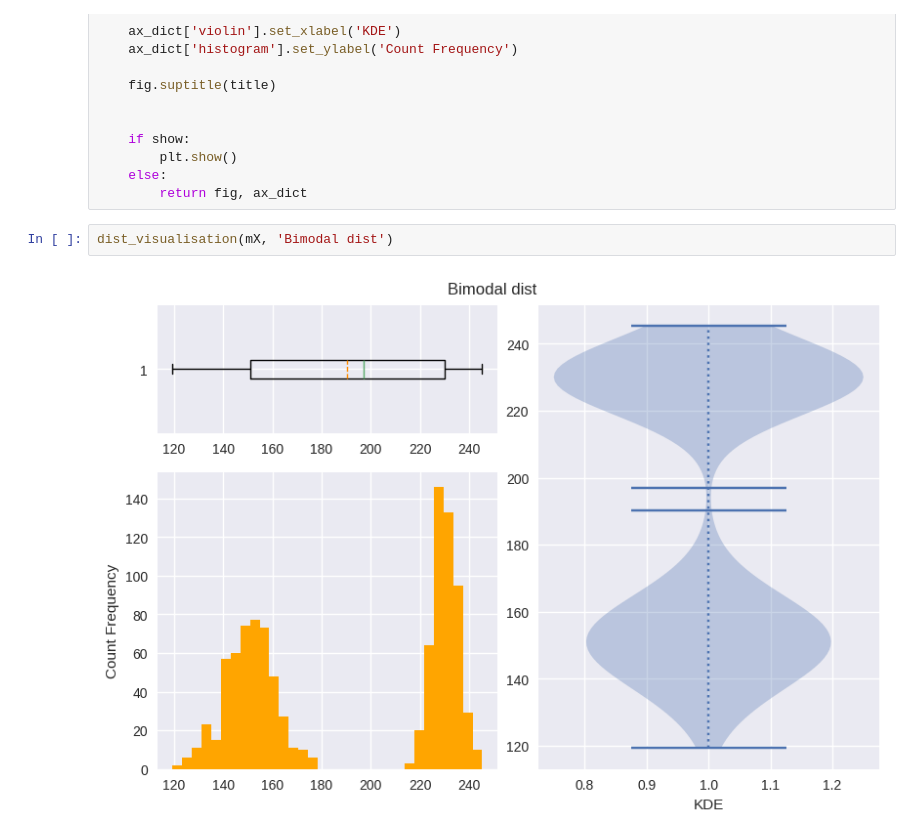
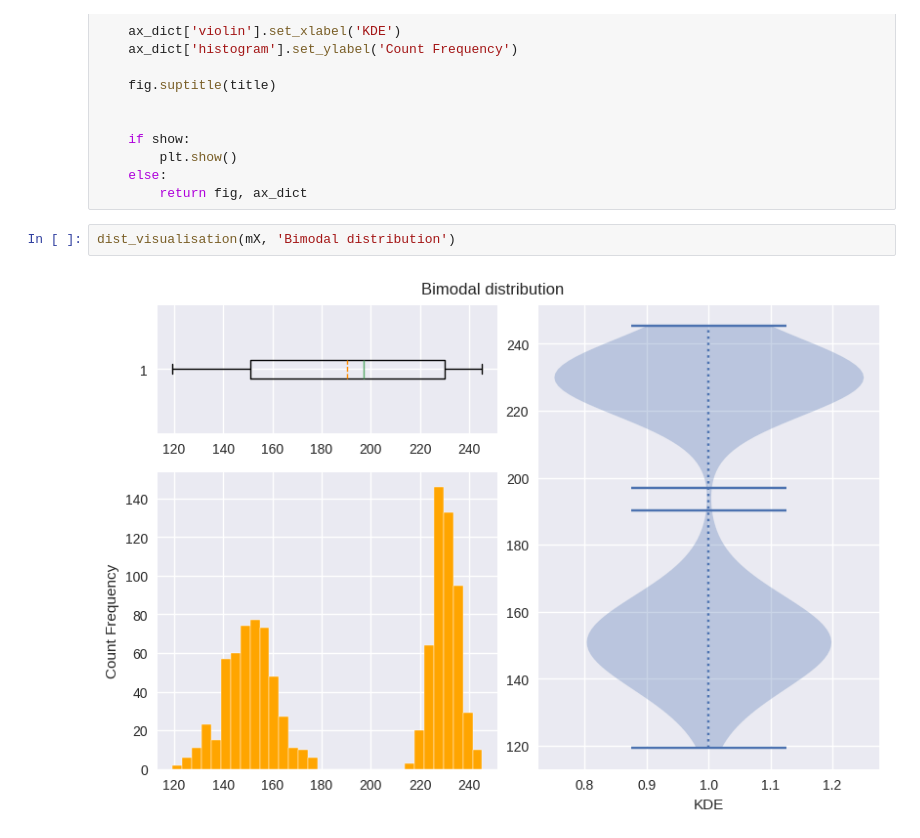
Before and after one commit to Kinetics20/Data_Science_Statistics, a Jupyter notebook: descriptive_visualisation.ipynb, the cells around one changed output. Drawn from its saved outputs; the diff is of its cells as text.

```diff
--- a/descriptive_visualisation.ipynb
+++ b/descriptive_visualisation.ipynb
@@ -191,6 +192,6 @@ def dist_visualisation(data, title="", show=True):
     else:
         return fig, ax_dict
 # %%
-dist_visualisation(mX, 'Bimodal dist')
+dist_visualisation(mX, 'Bimodal distribution')
 # %% [output]
-[figure, old version]
+[figure, new version]
```
Also changed, not shown: parts of 14 cells of this notebook, 1 other file.
